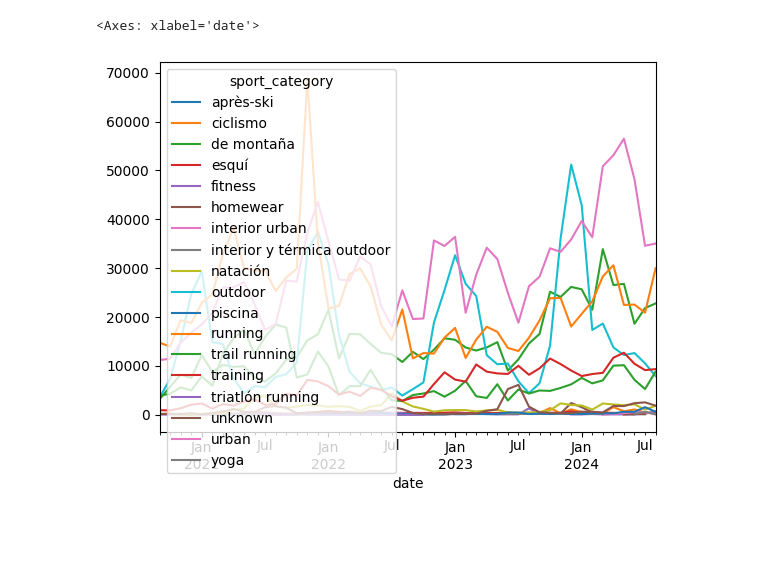
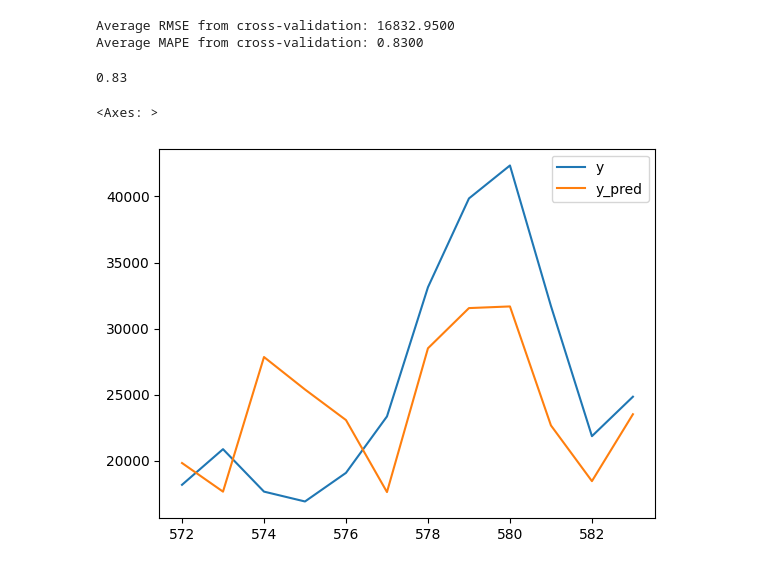
Before and after one commit to giarets/use_case_deporvillage, a Jupyter notebook: 5_model_hierarchical_categories.ipynb, the cells around one changed output. Drawn from its saved outputs; the diff is of its cells as text; code cells hidden in the pictures; blank space fills up the shorter version.

```diff
--- a/5_model_hierarchical_categories.ipynb
+++ b/5_model_hierarchical_categories.ipynb
@@ -173,17 +107,0 @@ def preprocess_and_forecast_by_seasonality(df_category, target_col="total_revenu
-# %%
-result_list = []  # To store predictions for each seasonality
-
-for seasonality_value in df[seasonality_column].unique():
-    df_seasonality = df[df[seasonality_column] == seasonality_value]
-    df_predictions = preprocess_and_forecast_by_seasonality(df_seasonality, target_col="total_revenue")
-    df_predictions['seasonality'] = seasonality_value  # Add seasonality to the predictions
-    result_list.append(df_predictions)
-
-# 4. Combine predictions from all seasonalities into a single DataFrame
-df_all_predictions = pd.concat(result_list, ignore_index=True)
-
-# 5. Aggregate to brand/family level
-df_final_predictions = df_all_predictions.groupby(['date', 'brand', 'family']).agg({
-    'total_revenue': 'sum',  # Adjust as necessary for aggregating the target
-    'forecasted_revenue': 'sum'  # Assuming this is the column with the predictions
-}).reset_index()
@@ -513,5 +108,21 @@ Name: count, dtype: int64
-# %%
-df_monthly.groupby(['date', 'sport_category'])['total_revenue'].sum().unstack().plot()
-# %% [output]
-<Axes: xlabel='date'>
-[figure, removed]
+# %%
+hyperparameters = {
+    "order": (1, 1, 1),
+    "seasonal_order": (1, 1, 1, 12),
+    "steps_ahead": 12
+}
+sarima_model = utils_models.HierarchicalModel(forecasting_model="Sarima", hyperparameters=hyperparameters)
+df_all_predictions = df_all_predictions.rename(columns={'total_revenue': 'y', 'forecast_revenue': 'y_pred'})
+sarima_model.evaluate(df_all_predictions, metric='RMSE')
+sarima_model.evaluate(df_all_predictions, metric='MAPE')
+# %% [output]
+Average RMSE from cross-validation: 16832.9500
+Average MAPE from cross-validation: 0.8300
+0.83
+# %%
+family = "Zapatillas Urban"
+brand = "adidas"
+df_all_predictions[(df_all_predictions["family"] == family) & (df_all_predictions["brand"] == brand)][["y", "y_pred"]].plot()
+# %% [output]
+<Axes: >
+[figure, added]
```
Also changed, not shown: parts of 33 cells of this notebook, 7 other files.
